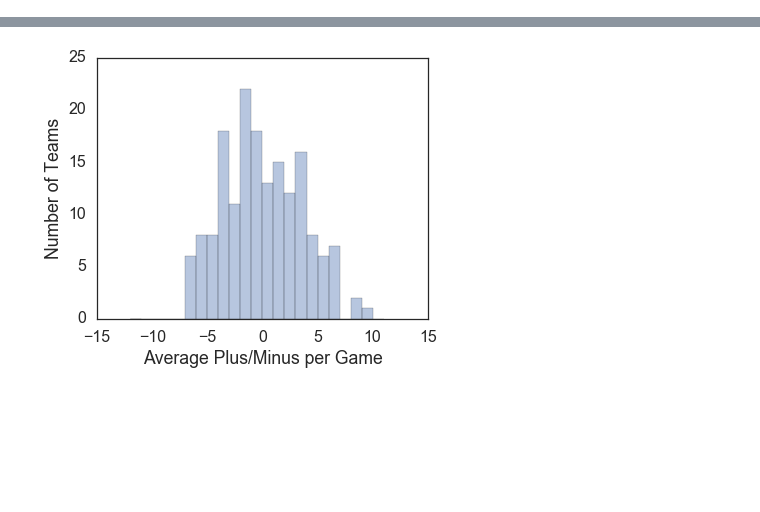
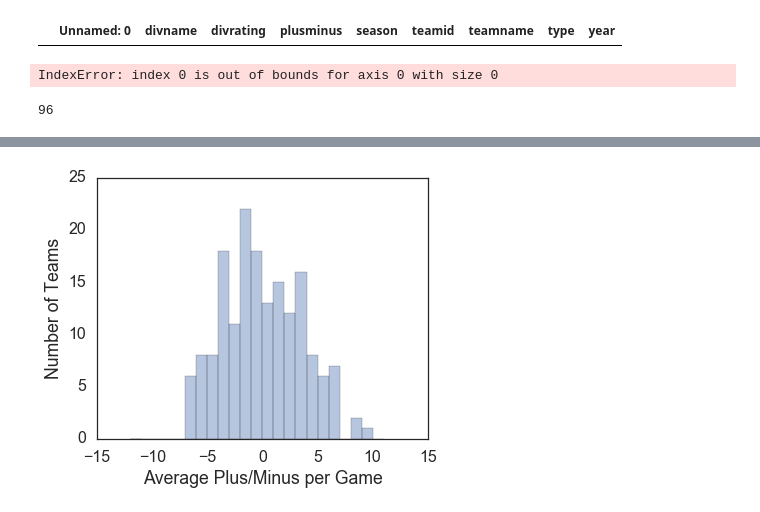
Before and after one commit to rybesh/buda-ratings, a Jupyter notebook: notebooks/Outlier Teams.ipynb, the cells around one changed output, grey strips where cells are left out. Saved outputs shown, nothing was run; the diff lists cells and outputs as text; code cells hidden in the pictures; blank space fills up the shorter version.

```diff
--- a/notebooks/Outlier Teams.ipynb
+++ b/notebooks/Outlier Teams.ipynb
@@ -37 +56,9 @@ ratings.predicted_rating()
+# %%
+ratings.allteams[ratings.allteams['teamid'] == 39878]
+# %% [output]
+|  | Unnamed: 0 | divname | divrating | plusminus | season | teamid | teamname | type | year |
+# %%
+ratings.check_league_type(39878)
+# %% [output]
+IndexError: index 0 is out of bounds for axis 0 with size 0
 # %%
@@ -40,0 +71,4 @@ ratings.allteams.to_csv(os.path.join(interim_dir, 'withselfcaptain_ratings_numbe
+# %%
+len(this_year)
+# %% [output]
+96
```
Also changed, not shown: parts of 19 cells of this notebook, 13 other files.
